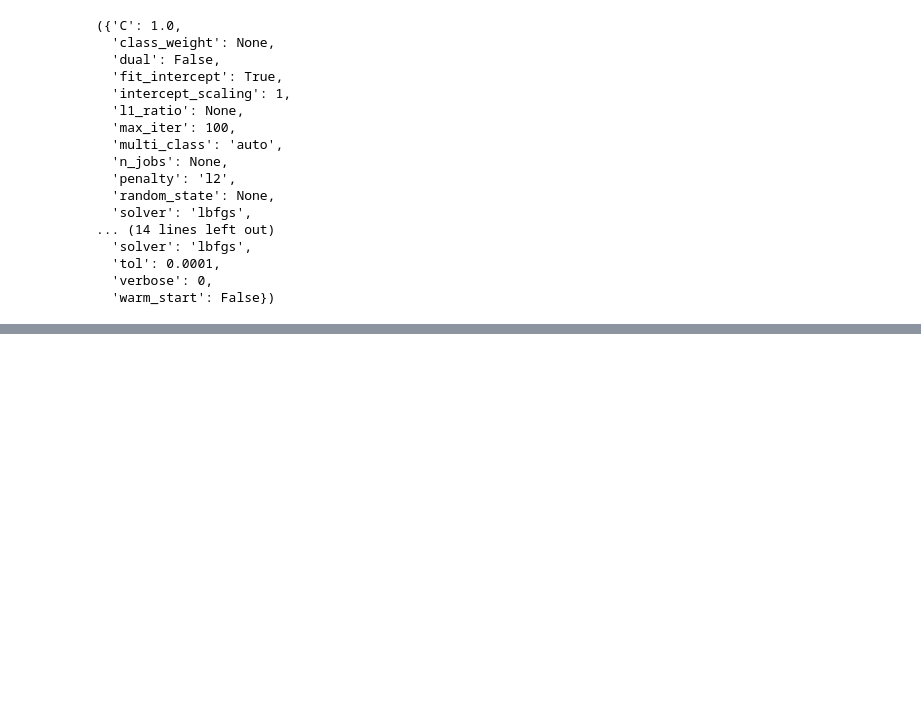
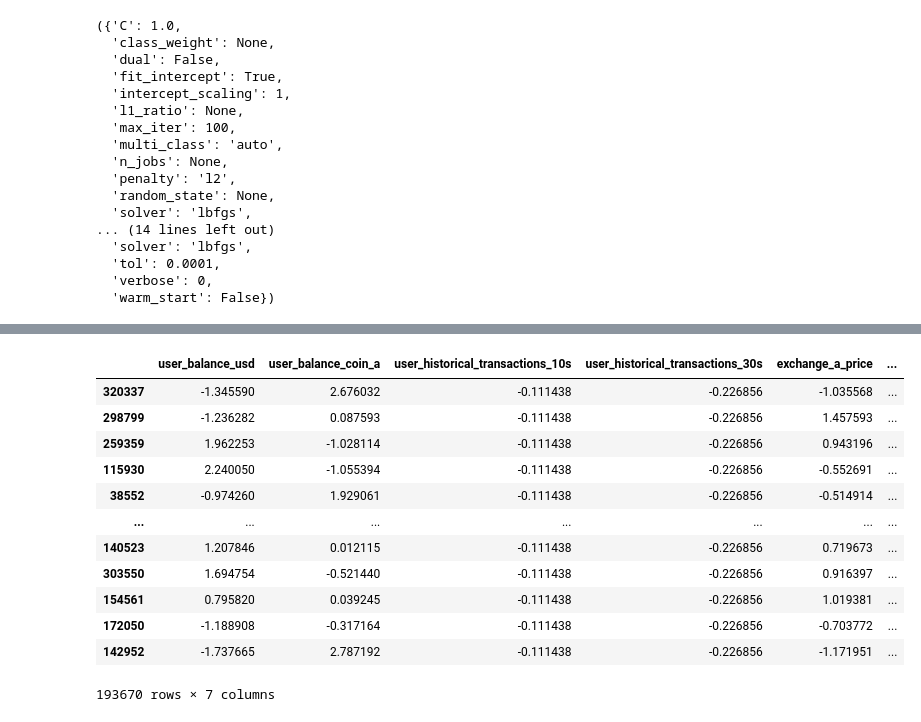
Before and after one commit to 0xjrr/ds-hackaton1-ldsa, a Jupyter notebook: EDA.ipynb, the cells around one changed output, grey strips where cells are left out. Saved outputs shown, nothing was run; the diff lists cells and outputs as text; code cells hidden in the pictures; blank space fills up the shorter version.

```diff
--- a/EDA.ipynb
+++ b/EDA.ipynb
@@ -312,0 +372,16 @@ rf.
+# %%
+X_train
+# %% [output]
+|  | user_balance_usd | user_balance_coin_a | user_historical_transactions_10s | user_historical_transactions_30s | exchange_a_price | ... |
+| 320337 | -1.345590 | 2.676032 | -0.111438 | -0.226856 | -1.035568 | ... |
+| 298799 | -1.236282 | 0.087593 | -0.111438 | -0.226856 | 1.457593 | ... |
+| 259359 | 1.962253 | -1.028114 | -0.111438 | -0.226856 | 0.943196 | ... |
+| 115930 | 2.240050 | -1.055394 | -0.111438 | -0.226856 | -0.552691 | ... |
+| 38552 | -0.974260 | 1.929061 | -0.111438 | -0.226856 | -0.514914 | ... |
+| ... | ... | ... | ... | ... | ... | ... |
+| 140523 | 1.207846 | 0.012115 | -0.111438 | -0.226856 | 0.719673 | ... |
+| 303550 | 1.694754 | -0.521440 | -0.111438 | -0.226856 | 0.916397 | ... |
+| 154561 | 0.795820 | 0.039245 | -0.111438 | -0.226856 | 1.019381 | ... |
+| 172050 | -1.188908 | -0.317164 | -0.111438 | -0.226856 | -0.703772 | ... |
+| 142952 | -1.737665 | 2.787192 | -0.111438 | -0.226856 | -1.171951 | ... |
+193670 rows × 7 columns
```
Also changed, not shown: parts of 32 cells of this notebook.
